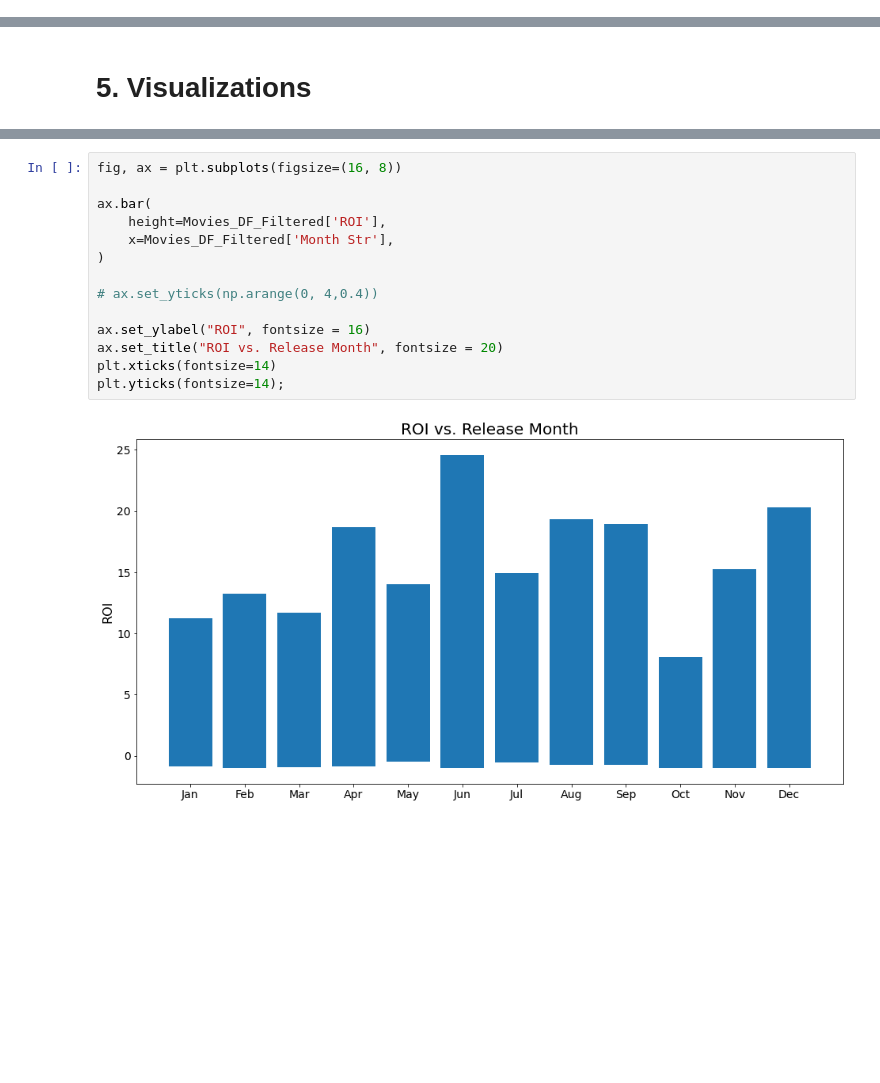
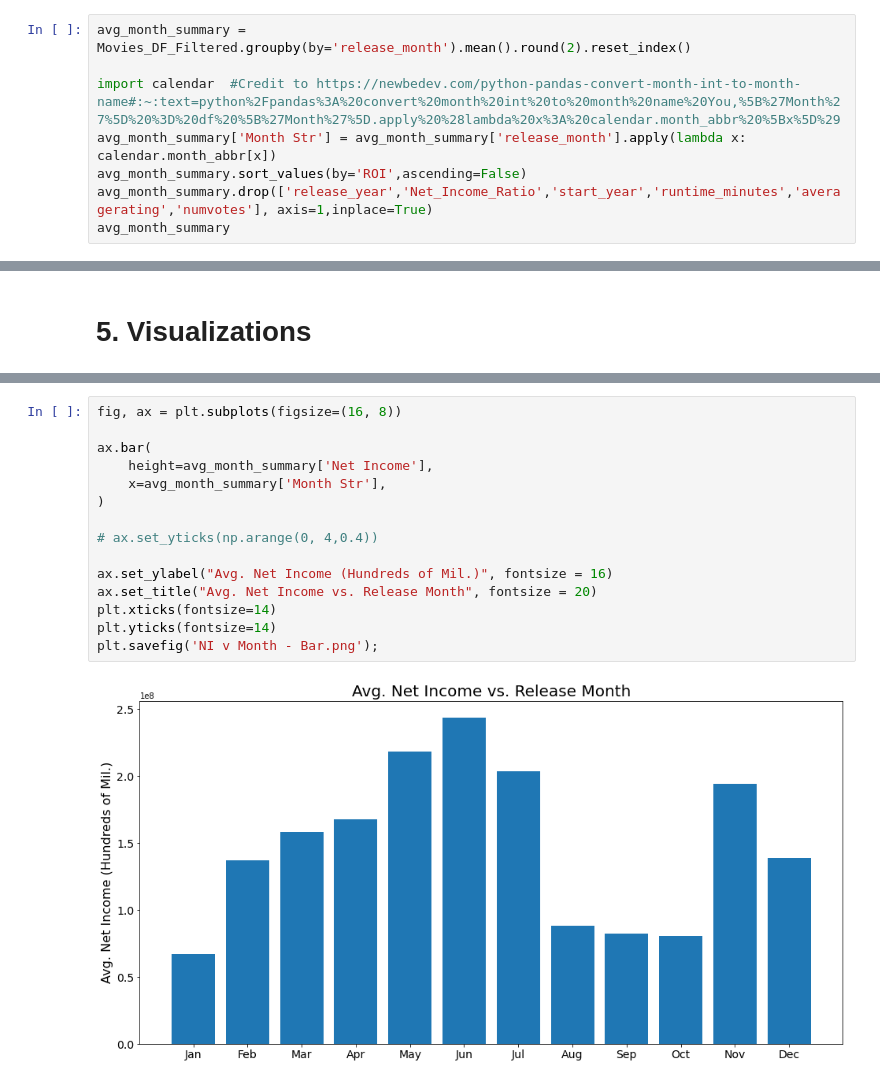
Before and after one commit to alecmills/phase-1-GroupProject, a Jupyter notebook: student.ipynb, the cells around one changed output, grey strips where cells are left out. Cells and saved outputs as stored; diff of their text form; blank space fills up the shorter version.

```diff
--- a/student.ipynb
+++ b/student.ipynb
@@ -913,0 +896,8 @@ By_month_summary
+# %%
+avg_month_summary = Movies_DF_Filtered.groupby(by='release_month').mean().round(2).reset_index()
+
+import calendar  #Credit to https://newbedev.com/python-pandas-convert-month-int-to-month-name#:~:text=python%2Fpandas%3A%20convert%20month%20int%20to%20month%20name%20You,%5B%27Month%27%5D%20%3D%20df%20%5B%27Month%27%5D.apply%20%28lambda%20x%3A%20calendar.month_abbr%20%5Bx%5D%29
+avg_month_summary['Month Str'] = avg_month_summary['release_month'].apply(lambda x: calendar.month_abbr[x])
+avg_month_summary.sort_values(by='ROI',ascending=False)
+avg_month_summary.drop(['release_year','Net_Income_Ratio','start_year','runtime_minutes','averagerating','numvotes'], axis=1,inplace=True)
+avg_month_summary
@@ -995,16 +1032,17 @@ Here we graph the average worldwide sales, ROI and Production Budget by release
 # %%
 fig, ax = plt.subplots(figsize=(16, 8))
 
 ax.bar(
-    height=Movies_DF_Filtered['ROI'],
-    x=Movies_DF_Filtered['Month Str'],
+    height=avg_month_summary['Net Income'],
+    x=avg_month_summary['Month Str'],
 )
 
 # ax.set_yticks(np.arange(0, 4,0.4))
 
-ax.set_ylabel("ROI", fontsize = 16)
-ax.set_title("ROI vs. Release Month", fontsize = 20)
+ax.set_ylabel("Avg. Net Income (Hundreds of Mil.)", fontsize = 16)
+ax.set_title("Avg. Net Income vs. Release Month", fontsize = 20)
 plt.xticks(fontsize=14)
-plt.yticks(fontsize=14);
+plt.yticks(fontsize=14)
+plt.savefig('NI v Month - Bar.png');
 # %% [output]
-[figure, old version]
+[figure, new version]
```
Also changed, not shown: parts of 25 cells of this notebook.
